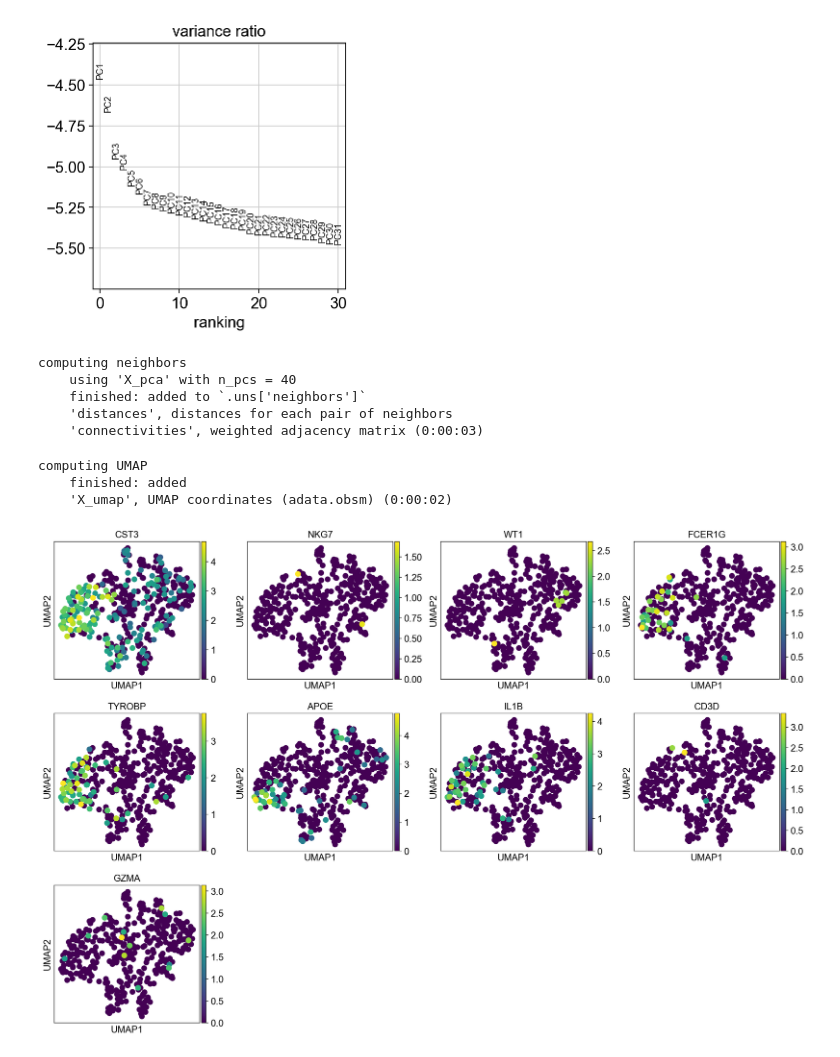
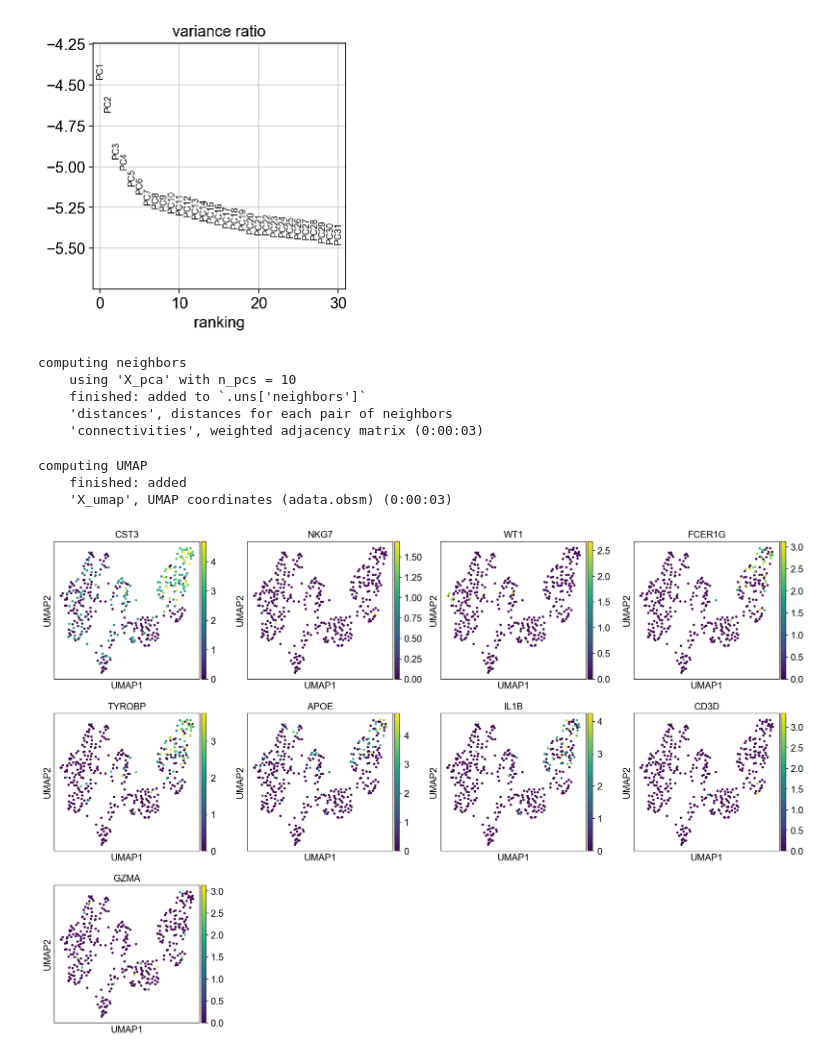
Before and after one commit to NoorKhalil/sc309, a Jupyter notebook: Khun_kidney_allograft_rejection.ipynb, the cells around one changed output. Cells and saved outputs as stored; diff of their text form; code cells hidden in the pictures.

```diff
--- a/Khun_kidney_allograft_rejection.ipynb
+++ b/Khun_kidney_allograft_rejection.ipynb
@@ -39,6 +39,6 @@ Kidney.biopsy.dge.txt                  Kidney_allo_rejection_python_input.txt
 # %%
 adata = sc.read_text(
-    '/Users/khunzawlatt/Desktop/Python_course/sc309/kidney_allograft_rejection/Kidney_allo_rejection_python_input.txt')  # the directory with the `.mtx` file
+    '/Users/khunzawlatt/Desktop/Python_course/sc309_copy/kidney_allograft_rejection/Kidney_allo_rejection_python_input.txt')  # the directory with the `.mtx` file
     # use gene symbols for the variable names (variables-axis index)
 # %%
 sc.pl.highest_expr_genes(adata, n_top=20)
@@ -127,10 +127,10 @@ sc.pl.pca_variance_ratio(adata, log=True)
 # %%
 adata.write(results_file)
 # %%
-sc.pp.neighbors(adata, n_neighbors=10, n_pcs=40)
+sc.pp.neighbors(adata, n_neighbors=10, n_pcs=10)
 # %% [output]
 computing neighbors
-    using 'X_pca' with n_pcs = 40
+    using 'X_pca' with n_pcs = 10
     finished: added to `.uns['neighbors']`
     'distances', distances for each pair of neighbors
     'connectivities', weighted adjacency matrix (0:00:03)
@@ -139,11 +139,11 @@ sc.tl.umap(adata)
 # %% [output]
 computing UMAP
     finished: added
-    'X_umap', UMAP coordinates (adata.obsm) (0:00:02)
+    'X_umap', UMAP coordinates (adata.obsm) (0:00:03)
 # %%
-sc.pl.umap(adata, color=['CST3', 'NKG7', 'WT1', 'FCER1G', 'TYROBP', 'APOE', 'IL1B', 'CD3D', 'GZMA'])
+sc.pl.umap(adata, color=['CST3', 'NKG7', 'WT1', 'FCER1G', 'TYROBP', 'APOE', 'IL1B', 'CD3D', 'GZMA'], size = 50)
 # %% [output]
-[figure, old version]
+[figure, new version]
 # %%
 sc.tl.louvain(adata)
 # %% [output]
```
Also changed, not shown: parts of 12 cells of this notebook, 2 other files.
